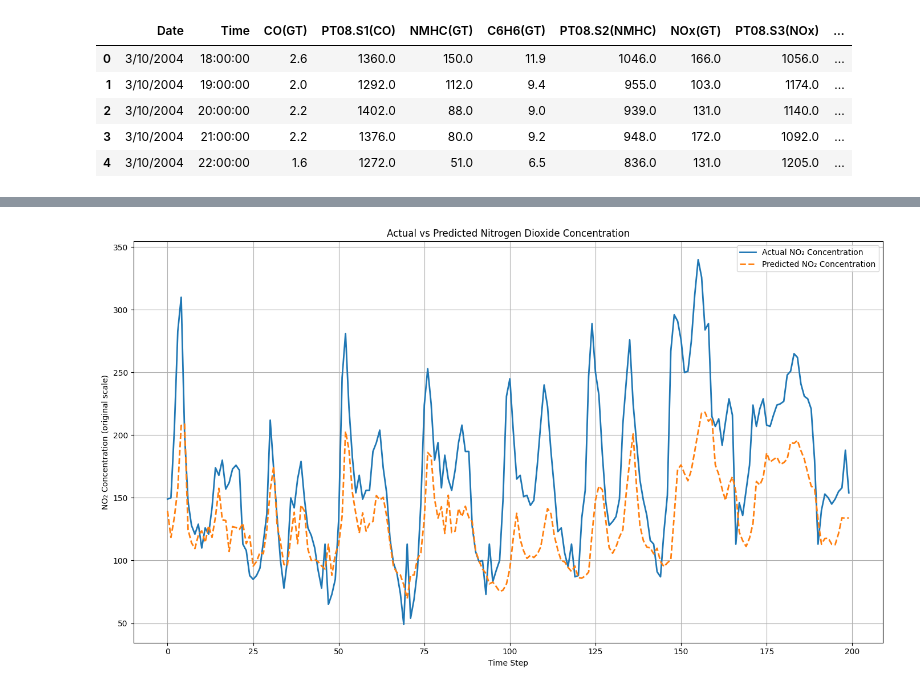
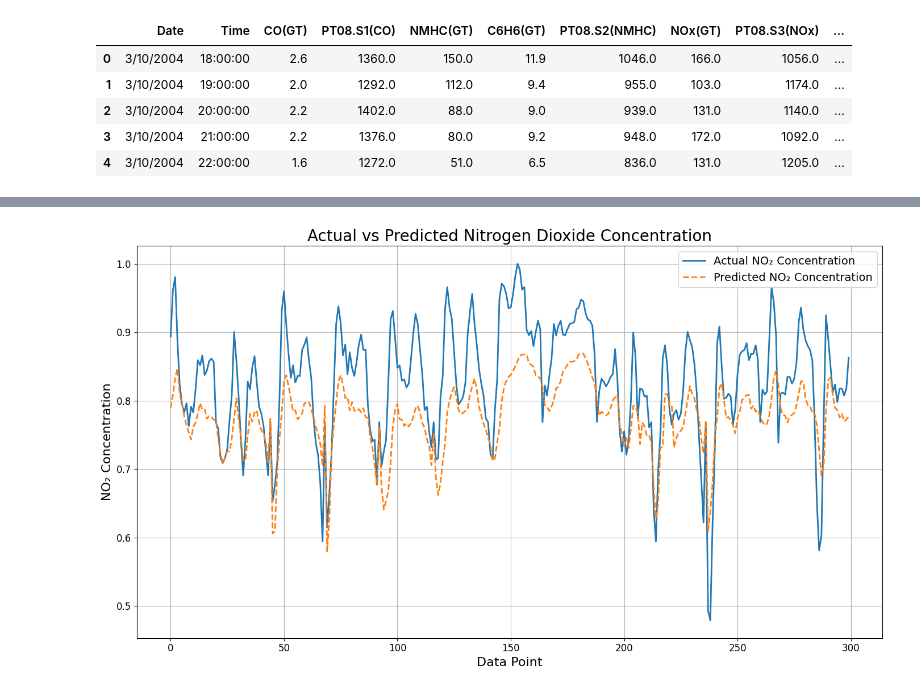
Before and after one commit to abeyyoseph/OtherProjects, a Jupyter notebook: AirQualityTimeSeriesForecasting/AirQualityPredictionLSTMvsGRU.ipynb, the cells around one changed output, grey strips where cells are left out. Cells and saved outputs as stored; diff of their text form; code cells hidden in the pictures.

Commit message:
final improvements for now

```diff
--- a/AirQualityTimeSeriesForecasting/AirQualityPredictionLSTMvsGRU.ipynb
+++ b/AirQualityTimeSeriesForecasting/AirQualityPredictionLSTMvsGRU.ipynb
@@ -114,6 +165,7 @@ class GRUModel(nn.Module):
 class LSTMModel(nn.Module):
     def __init__(self, input_size, hidden_size, output_size, num_layers=1, dropout=0.0):
         super(LSTMModel, self).__init__()
+        self.model_type = "LSTM"  # Model type string
 
         # LSTM Layer
         self.lstm = nn.LSTM(input_size, hidden_size, num_layers, batch_first=True, dropout=dropout if num_layers > 1 else 0.0)
@@ -164,5 +230,13 @@ test_size = len(dataset) - train_size - val_size  # 15% for testing
 train_dataset = TensorDataset(X[:train_size], y[:train_size])
 val_dataset = TensorDataset(X[train_size:train_size+val_size], y[train_size:train_size+val_size])
 test_dataset = TensorDataset(X[train_size+val_size:], y[train_size+val_size:])
+# %%
+def weighted_mse_loss(preds, targets, threshold, alpha=2.0, normalize=False):
+    weights = ((targets > threshold).float() * alpha) + 1.0
+    loss = (weights * (preds - targets) ** 2)
+    if normalize:
+        return loss.sum() / weights.sum()
+    else:
+        return loss.mean()
 # %%
 # Setup hyperparameters
@@ -181,7 +253,7 @@ patience = 8  # Number of epochs with no improvement to wait before stopping
 device = torch.device("cuda" if torch.cuda.is_available() else "cpu")
 # %%
 best_val_loss = float('inf')
-
+loss_dict = {}
 # Iterate through the hyperparameter space
 for hidden in hidden_size:
     for batch in batch_size:
@@ -200,8 +272,7 @@ for hidden in hidden_size:
                 optimizer = torch.optim.AdamW(model.parameters(), lr=learning_rate, weight_decay=weight_decay)
 
                 # Instantiate the scheduler (reduce LR when validation loss has stopped improving)
-                scheduler = ReduceLROnPlateau(optimizer, mode='min', factor=0.5, patience=5, verbose=False)
-                epochs_since_improvement = 0
+                scheduler = ReduceLROnPlateau(optimizer, mode='min', factor=0.5, patience=4, verbose=False)
                 training_losses = []
                 validation_losses = []
 
@@ -214,7 +285,7 @@ for hidden in hidden_size:
                         outputs = model(X_batch)
                         y_batch = y_batch.view(-1, output_size)
 
-                        loss = criterion(outputs, y_batch)
+                        loss = weighted_mse_loss(outputs, y_batch, percentile_75_concentration, alpha=2.0, normalize=True)
                         train_loss += loss.item()
 
                         optimizer.zero_grad()
@@ -234,7 +305,7 @@ for hidden in hidden_size:
                             X_batch = X_batch.view(-1, sequence_length, input_size)
                             val_outputs = model(X_batch)
                             y_batch = y_batch.view(-1, output_size)
-                            val_loss += criterion(val_outputs, y_batch).item()
+                            val_loss += weighted_mse_loss(val_outputs, y_batch, percentile_75_concentration, alpha=2.0, normalize=True).item()
 
                     # Average the validation loss over batches
                     val_loss /= len(val_loader)
@@ -246,21 +317,12 @@ for hidden in hidden_size:
                     # Check if the validation loss has improved
                     if val_loss < best_val_loss:
                         best_val_loss = val_loss
-                        epochs_since_improvement = 0
+                        # epochs_since_improvement = 0
                         model_path = f'best_model_{model.__class__.__name__}_hidden{hidden}_layers{layer}_batch{batch}.pth'
                         torch.save(model.state_dict(), model_path)
                         print(f'Best model: {model.__class__.__name__} saved at epoch {epoch + 1} with validation loss: {val_loss:.4f}, '
                               f'hidden size: {hidden}, num layers: {layer}, batch size: {batch}')
 
-                        # Save training and validation losses
-                        best_train_losses = training_losses.copy()
-                        best_val_losses = validation_losses.copy()
-
-                    else:
-                        epochs_since_improvement += 1
-
-                    # If 5 epochs have passed without improvement after the first 40 epochs, the training stops for this model with the
-                    # current hyperparameters
-                    if epoch > 40 and epochs_since_improvement >= patience:
-                        break
+                model_description = model.model_type + "_" + str(hidden) + "hidden_" + str(layer) + "layer_" + str(batch) + "batch"
+                loss_dict[model_description] = [training_losses, validation_losses]
 # %% [output]
@@ -343,16 +418,18 @@ R-squared (R^2): 0.4958
 # %%
 # Number of test points to plot
-n_plot = 200
+n_plot = 300
 
 plt.figure(figsize=(14, 8))
 plt.plot(inverse_targets[:n_plot], label='Actual NO₂ Concentration', linewidth=2)
 plt.plot(inverse_preds[:n_plot], label='Predicted NO₂ Concentration', linewidth=2, linestyle='--')
-plt.title('Actual vs Predicted Nitrogen Dioxide Concentration')
-plt.xlabel('Time Step')
-plt.ylabel('NO₂ Concentration (original scale)')
-plt.legend()
+plt.title('Actual vs Predicted Nitrogen Dioxide Concentration', fontsize=20)
+plt.xlabel('Data Point', fontsize=16)
+plt.ylabel('NO₂ Concentration', fontsize=16)
+plt.legend(fontsize=14)
 plt.grid(True)
 plt.tight_layout()
+plt.xticks(fontsize=12)
+plt.yticks(fontsize=12)
 plt.show()
 # %% [output]
-[figure, old version]
+[figure, new version]
```
Also changed, not shown: parts of 9 cells of this notebook, 3 other files.
